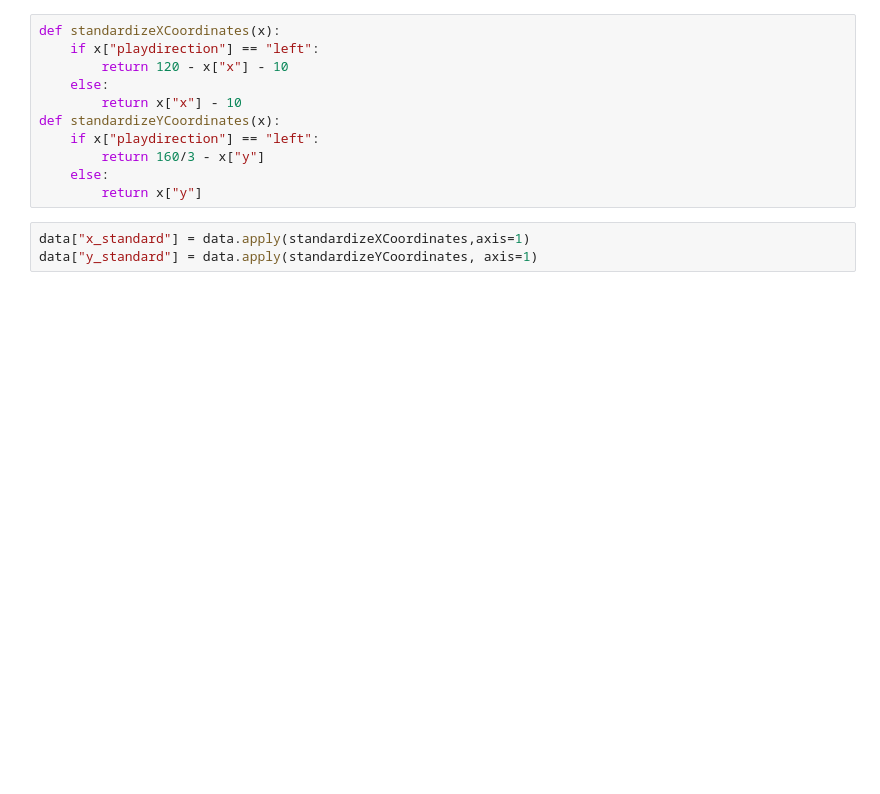
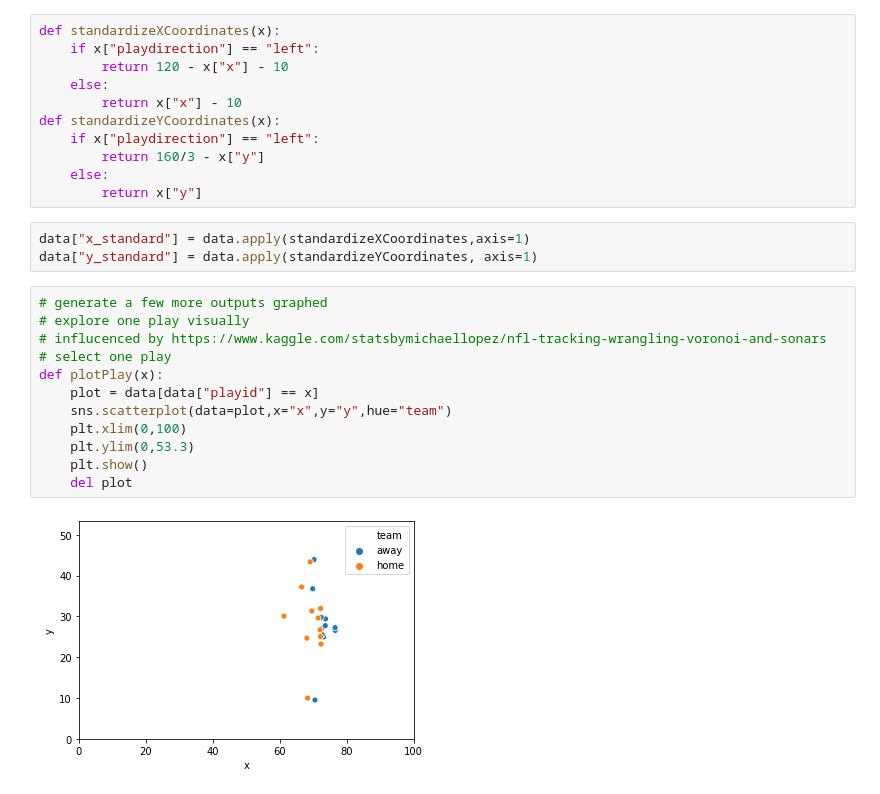
Before and after one commit to MaloneyJason/Rush-Yards, a Jupyter notebook: Yard Prediction Exploration.ipynb, the cells around one changed output. Cells and saved outputs as stored; diff of their text form; blank space fills up the shorter version.

Commit message:
function and more graphs added

```diff
--- a/Yard Prediction Exploration.ipynb
+++ b/Yard Prediction Exploration.ipynb
@@ -348,3 +348,17 @@ def standardizeYCoordinates(x):
 # %%
 data["x_standard"] = data.apply(standardizeXCoordinates,axis=1)
 data["y_standard"] = data.apply(standardizeYCoordinates, axis=1)
+# %%
+# generate a few more outputs graphed
+# explore one play visually
+# influcenced by https://www.kaggle.com/statsbymichaellopez/nfl-tracking-wrangling-voronoi-and-sonars
+# select one play
+def plotPlay(x):
+    plot = data[data["playid"] == x]
+    sns.scatterplot(data=plot,x="x",y="y",hue="team")
+    plt.xlim(0,100)
+    plt.ylim(0,53.3)
+    plt.show()
+    del plot
+# %% [output]
+[figure, added]
```
Also changed, not shown: parts of 1 cell of this notebook, 1 other file.
